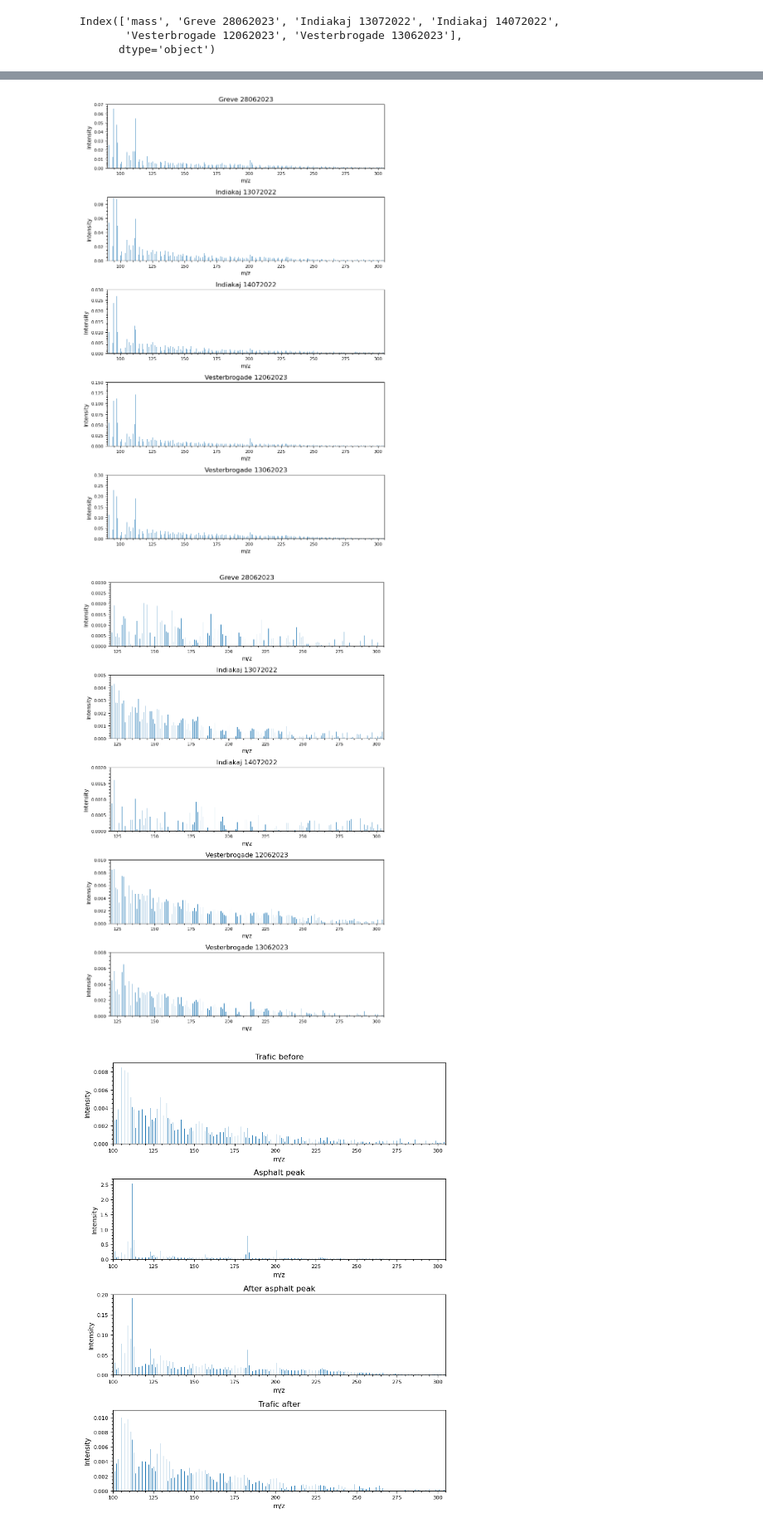
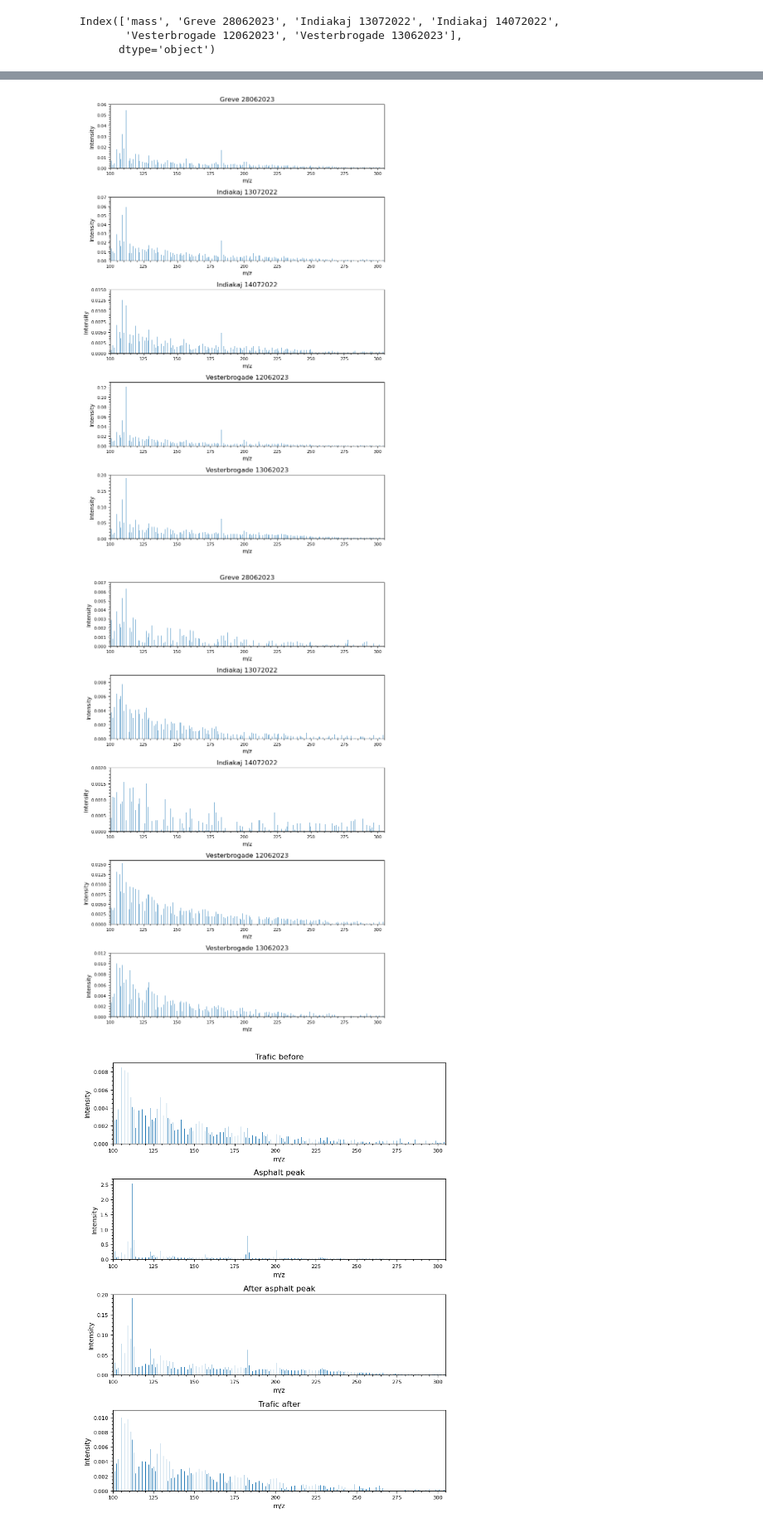
Before and after one commit to Normann25/NFA_project, a Jupyter notebook: MS_field.ipynb, the cells around one changed output, grey strips where cells are left out. Shown at 83% size. Drawn from its saved outputs; the diff is of its cells as text; code cells hidden in the pictures.

```diff
--- a/MS_field.ipynb
+++ b/MS_field.ipynb
@@ -43,15 +43,15 @@ fig, ax = plt.subplots(5, 1, figsize = (8, 12))
 
 for i, key in enumerate(MS['Asphalt_peak'].keys()[1:]):
     plot_MS(ax[i], MS['Asphalt_peak'], key, key)
-    ax[i].set(xlim = (120, 305))
+    ax[i].set(xlim = (100, 305))
 
-ax[0].set_ylim(0, 0.3)
-ax[1].set_ylim(0, 0.06)
-ax[2].set_ylim(0, 0.015)
-ax[3].set_ylim(0, 0.25)
-ax[4].set_ylim(0, 1)
+ax[0].set_ylim(0, 0.9)
+ax[1].set_ylim(0, 0.1)
+ax[2].set_ylim(0, 0.025)
+ax[3].set_ylim(0, 0.7)
+ax[4].set_ylim(0, 2.7)
 
 fig.tight_layout()
-fig.savefig('Field_data/Asphalt_MS_120-305.png', dpi = 600)
+fig.savefig('Field_data/Asphalt_MS_100-305.png', dpi = 600)
 plt.show()
 # %% [output]
@@ -61,37 +61,37 @@ fig, ax = plt.subplots(5, 1, figsize = (8, 12))
 
 for i, key in enumerate(MS['After_AP'].keys()[1:]):
     plot_MS(ax[i], MS['After_AP'], key, key)
-    ax[i].set(xlim = (90, 305))
+    ax[i].set(xlim = (100, 305))
 
-ax[0].set_ylim(0, 0.07)
-ax[1].set_ylim(0, 0.09)
-ax[2].set_ylim(0, 0.03)
-ax[3].set_ylim(0, 0.15)
-ax[4].set_ylim(0, 0.3)
+ax[0].set_ylim(0, 0.06)
+ax[1].set_ylim(0, 0.07)
+ax[2].set_ylim(0, 0.015)
+ax[3].set_ylim(0, 0.13)
+ax[4].set_ylim(0, 0.2)
 
 fig.tight_layout()
-fig.savefig('Field_data/AfterAP_MS_90-305.png', dpi = 600)
+fig.savefig('Field_data/AfterAP_MS_100-305.png', dpi = 600)
 plt.show()
 # %% [output]
-[figure, old version]
+[figure, new version]
 # %%
 fig, ax = plt.subplots(5, 1, figsize = (8, 12))
 
 for i, key in enumerate(MS['Trafic_after'].keys()[1:]):
     plot_MS(ax[i], MS['Trafic_after'], key, key)
-    ax[i].set(xlim = (120, 305))
+    ax[i].set(xlim = (100, 305))
 
-ax[0].set_ylim(0, 0.003)
-ax[1].set_ylim(0, 0.005)
+ax[0].set_ylim(0, 0.007)
+ax[1].set_ylim(0, 0.009)
 ax[2].set_ylim(0, 0.002)
-ax[3].set_ylim(0, 0.01)
-ax[4].set_ylim(0, 0.008)
+ax[3].set_ylim(0, 0.016)
+ax[4].set_ylim(0, 0.012)
 
 fig.tight_layout()
-fig.savefig('Field_data/TraficAfter_MS_120-305.png', dpi = 600)
+fig.savefig('Field_data/TraficAfter_MS_100-305.png', dpi = 600)
 plt.show()
 # %% [output]
-[figure, old version]
+[figure, new version]
 # %%
 fig, ax = plt.subplots(4, 1, figsize = (8, 10))
 
```
Also changed, not shown: parts of 2 cells of this notebook, 5 other files.
